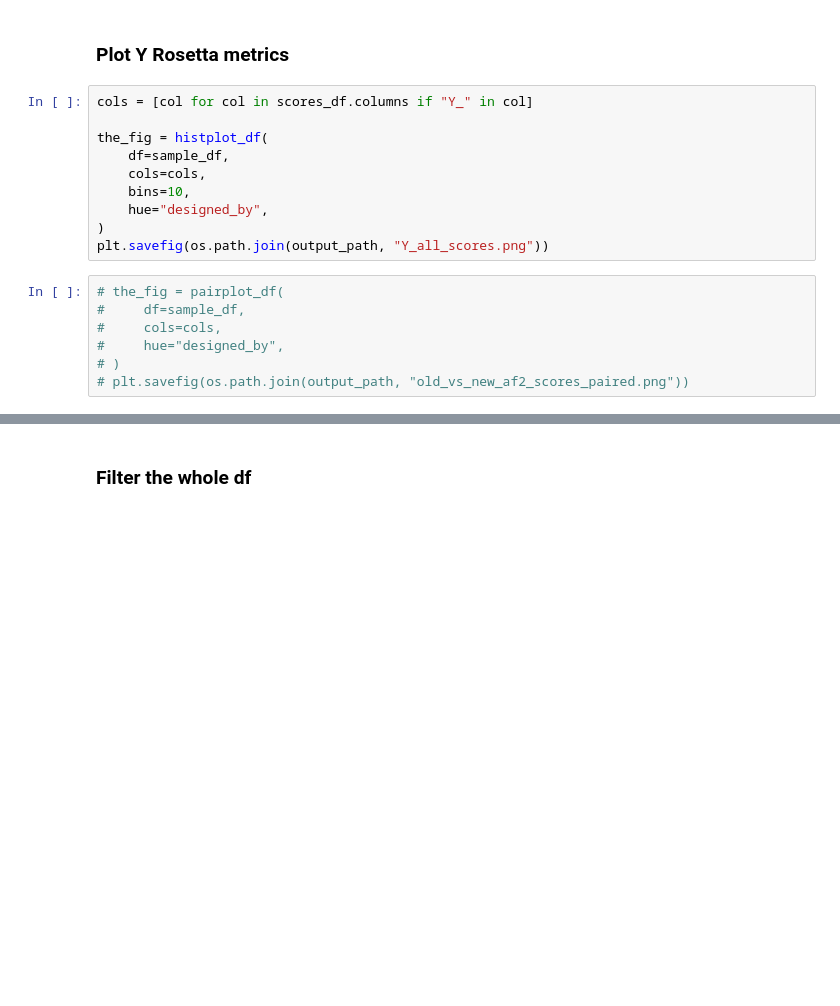
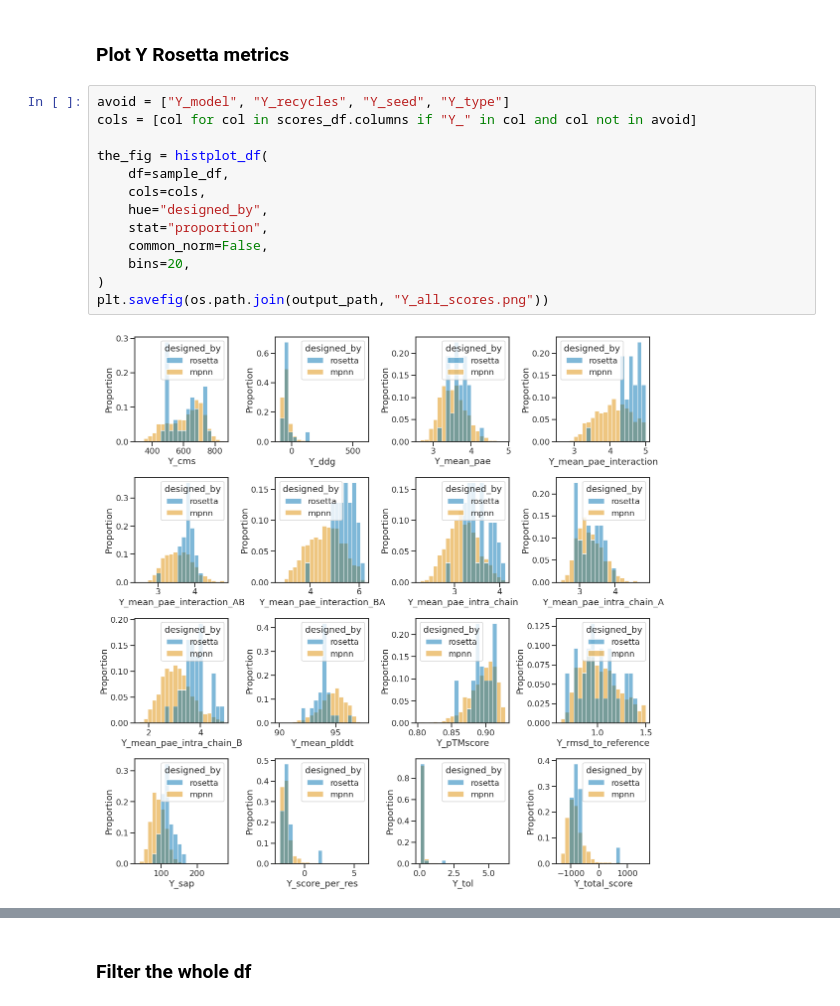
Before and after one commit to proleu/crispy_shifty, a Jupyter notebook: projects/crispy_shifties/09_filter_and_order.ipynb, the cells around one changed output, grey strips where cells are left out. Saved outputs shown, nothing was run; the diff lists cells and outputs as text; blank space fills up the shorter version.

Commit message:
fix folding cl;uster scores

```diff
--- a/projects/crispy_shifties/09_filter_and_order.ipynb
+++ b/projects/crispy_shifties/09_filter_and_order.ipynb
@@ -141,22 +147,20 @@ from crispy_shifty.utils.plotting import histplot_df, pairplot_df
 # %% [markdown]
 ### Plot Y Rosetta metrics
 # %%
-cols = [col for col in scores_df.columns if "Y_" in col]
+avoid = ["Y_model", "Y_recycles", "Y_seed", "Y_type"]
+cols = [col for col in scores_df.columns if "Y_" in col and col not in avoid]
 
 the_fig = histplot_df(
     df=sample_df,
     cols=cols,
-    bins=10,
     hue="designed_by",
+    stat="proportion",
+    common_norm=False,
+    bins=20,
 )
 plt.savefig(os.path.join(output_path, "Y_all_scores.png"))
+# %% [output]
+[figure, added]
-# %%
-# the_fig = pairplot_df(
-#     df=sample_df,
-#     cols=cols,
-#     hue="designed_by",
-# )
-# plt.savefig(os.path.join(output_path, "old_vs_new_af2_scores_paired.png"))
 # %%
 cols = [col for col in scores_df.columns if "A_" in col and "final_seq" not in col]
 
```
Also changed, not shown: parts of 20 cells of this notebook, 1 other file.
